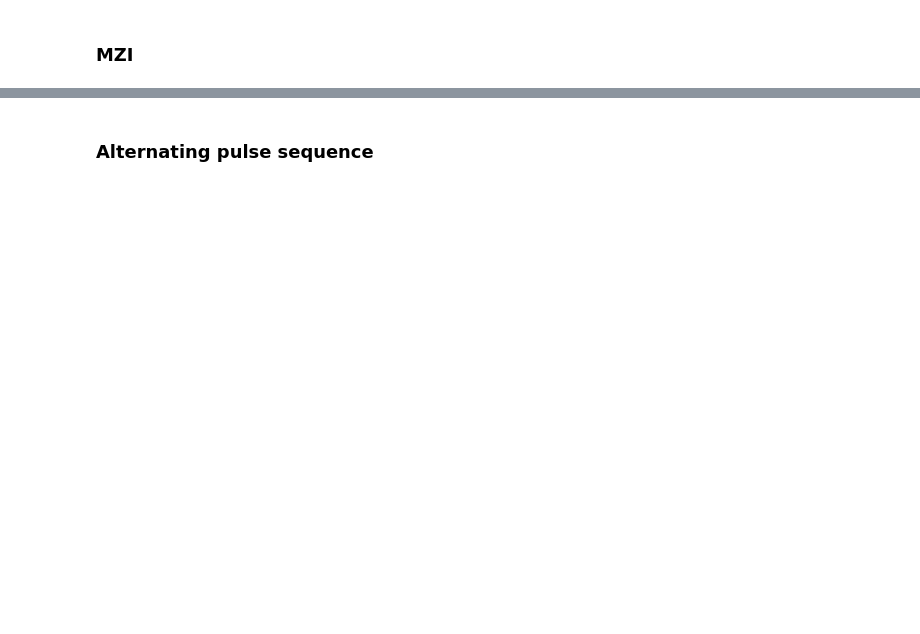
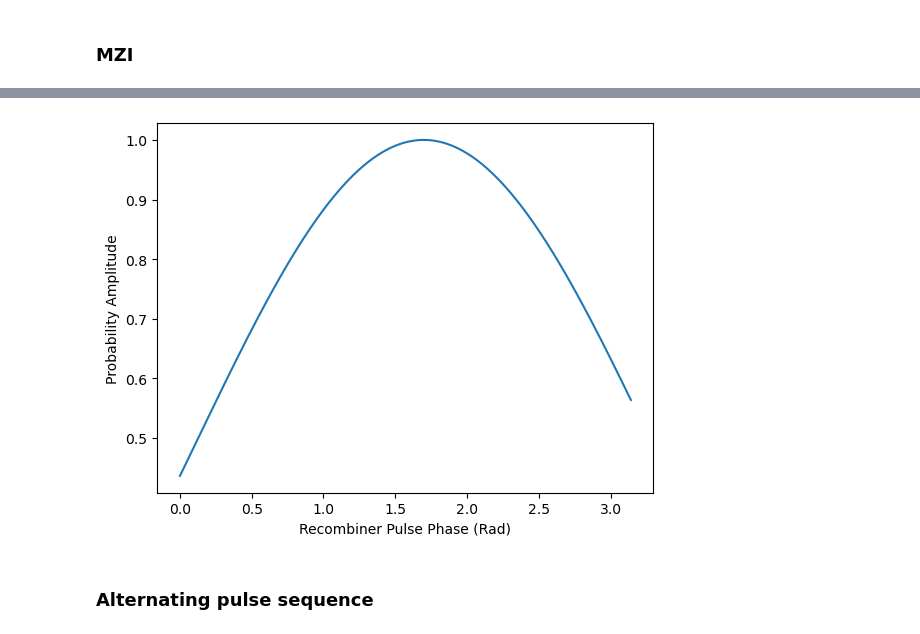
Before and after one commit to tr2g20/simulations, a Jupyter notebook: alternating_pulses.ipynb, the cells around one changed output, grey strips where cells are left out. Drawn from its saved outputs; the diff is of its cells as text; code cells hidden in the pictures; blank space fills up the shorter version.

```diff
--- a/alternating_pulses.ipynb
+++ b/alternating_pulses.ipynb
@@ -157,3 +108,63 @@ plt.show()
+# %%
+n_min = 0
+n_max = 2
+n_tot = n_max - n_min + 1
+basis = np.arange(n_min, n_max + 1)
+
+Rabi_plus = 2*pi*100000
+Rabi_minus = 2*pi*100000
+Rabi_plus_time = 2*pi/Rabi_plus
+Rabi_minus_time = 2*pi/Rabi_minus
+
+H0 = gen_ham_free(basis = basis,
+                  delta_L = dR,
+                  delta_D = 0,
+                  delta_R = dR,
+)
+
+Hplus = gen_ham_plus(basis = basis,
+                  phi_L = 0,
+                  omega_R_plus = Rabi_plus,
+)
+
+Hminus = gen_ham_minus(basis = basis,
+                  phi_L = 0,
+                  omega_R_minus = Rabi_minus,
+)
+
+T = 100*Rabi_plus_time
+phase_range = np.linspace(0, pi, 1000)
+# time_step = time[1]-time[0]
+# print(time_step)
+# print(Rabi_plus_time)
+data = []
+
+for phase in phase_range:
+    state_vec = np.zeros((np.size(basis), 1), dtype=np.complex128)
+    state_vec[0] = 1
+
+    state_vec = time_evolve(Rabi_plus_time/4, Hplus + H0) @ state_vec
+
+    state_vec = time_evolve(T, H0) @ state_vec
+
+    state_vec = time_evolve(Rabi_plus_time/2, Hplus + H0) @ state_vec
+
+    state_vec = time_evolve(T, H0) @ state_vec
+
+    Hplusphase = gen_ham_plus(basis=basis, phi_L = phase, omega_R_plus = Rabi_plus)
+
+    state_vec = time_evolve(Rabi_plus_time/4, Hplusphase + H0) @ state_vec
+
+    square = np.abs(state_vec)**2
+    data.append(square[1])
+
+plt.plot(phase_range, data)
+# plt.legend(basis,loc='upper left')
+plt.xlabel('Recombiner Pulse Phase (Rad)')
+plt.ylabel('Probability Amplitude')
+plt.show()
+# %% [output]
+[figure, added]
 # %% [markdown]
 ### Alternating pulse sequence
 # %%
```
Also changed, not shown: parts of 6 cells of this notebook, 3 other files.
